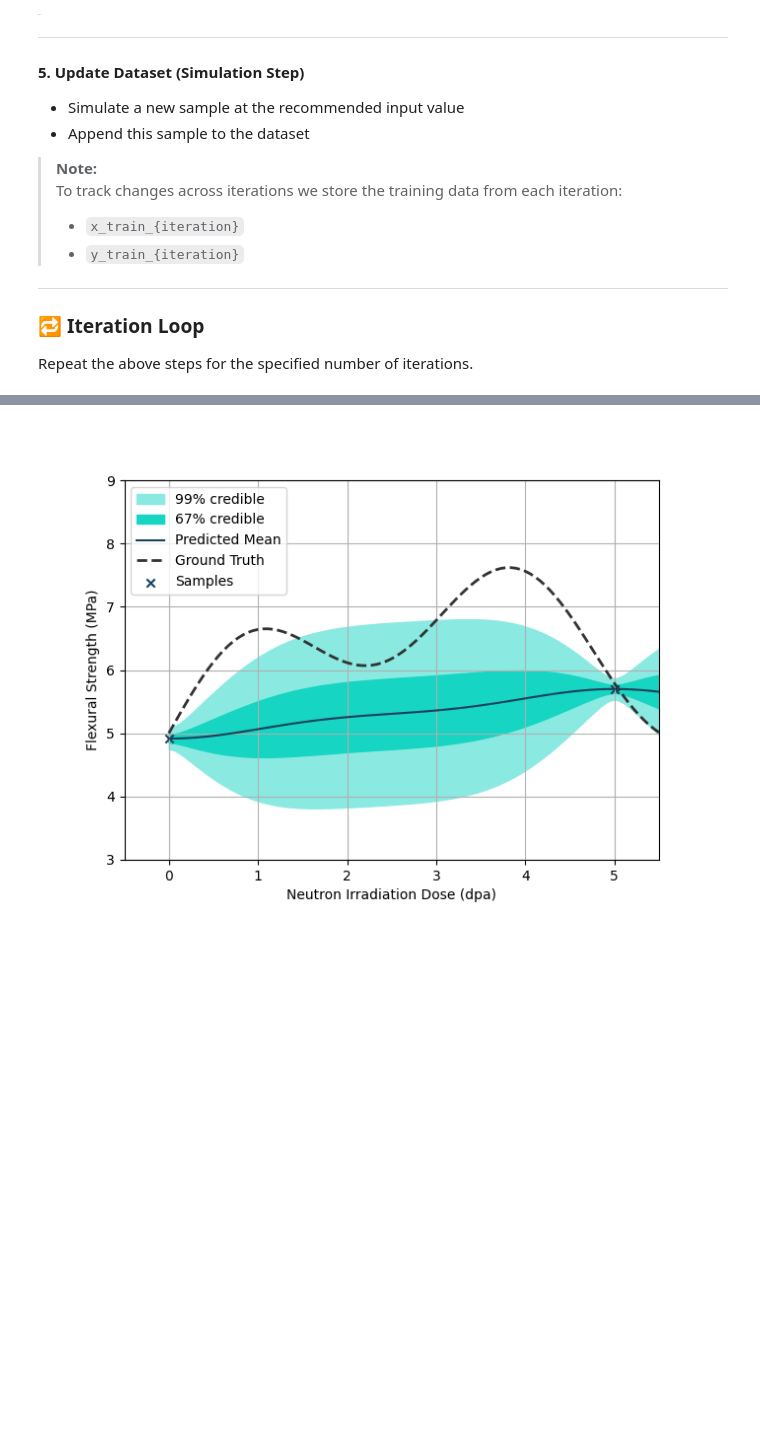
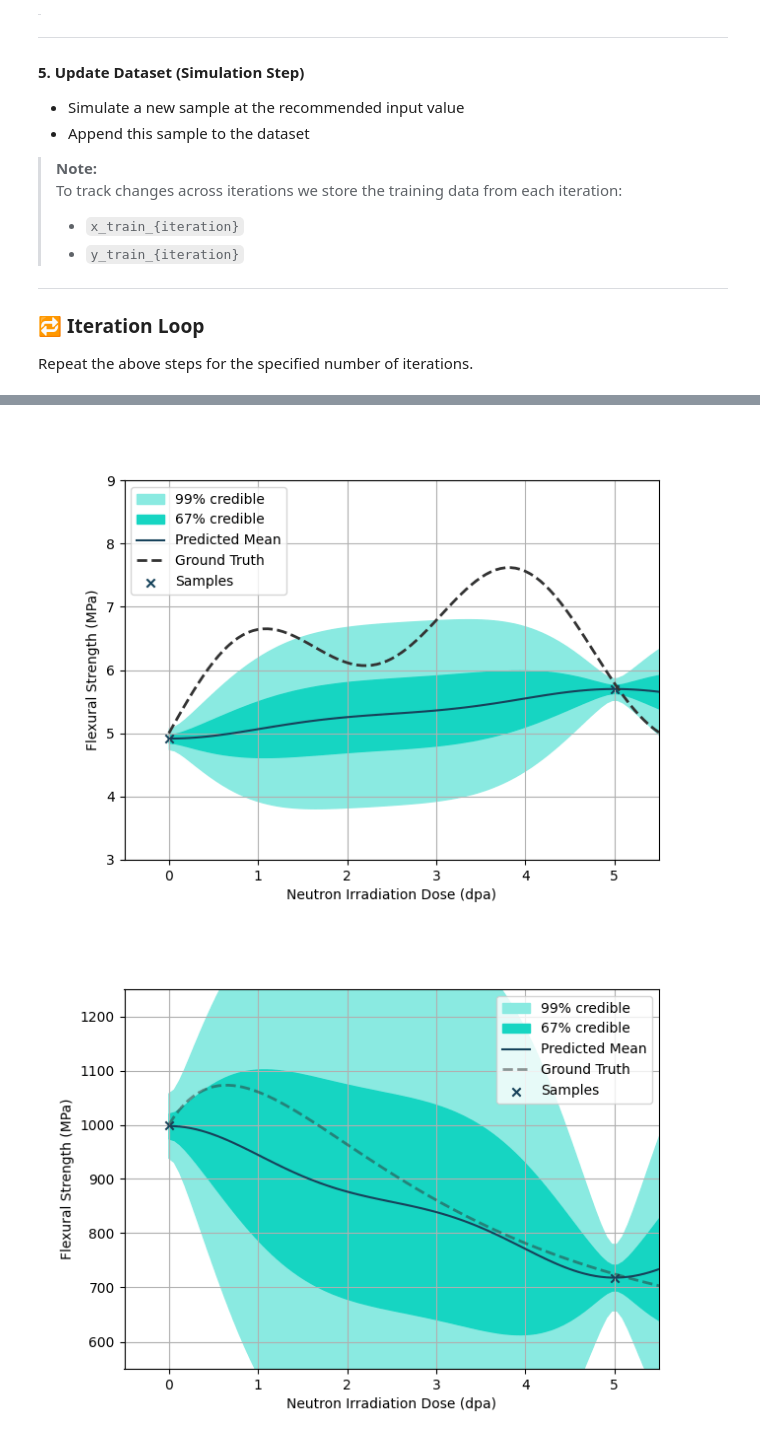
Before and after one commit to digiLab-ai/ue-sdk-al-example, a Jupyter notebook: mrf_example.ipynb, the cells around one changed output, grey strips where cells are left out. Drawn from its saved outputs; the diff is of its cells as text; code cells hidden in the pictures; blank space fills up the shorter version.

```diff
--- a/mrf_example.ipynb
+++ b/mrf_example.ipynb
@@ -326,10 +327,15 @@ Training complete of fs_regressor_3
 ... (29 outputs left out)
 # %%
-# Example Output:
+# Example Output(s):
 # Process will vary depending 'ground truth' and noise intensity chosen
 
 from IPython.display import Image, display
 
+# Example 1
 display(Image(filename="example.gif"))
+
+# Example 2
+display(Image(filename="example2.gif"))
 # %% [output]
 [figure]
+[figure, added]
```
Also changed, not shown: parts of 2 cells of this notebook, 2 other files.
